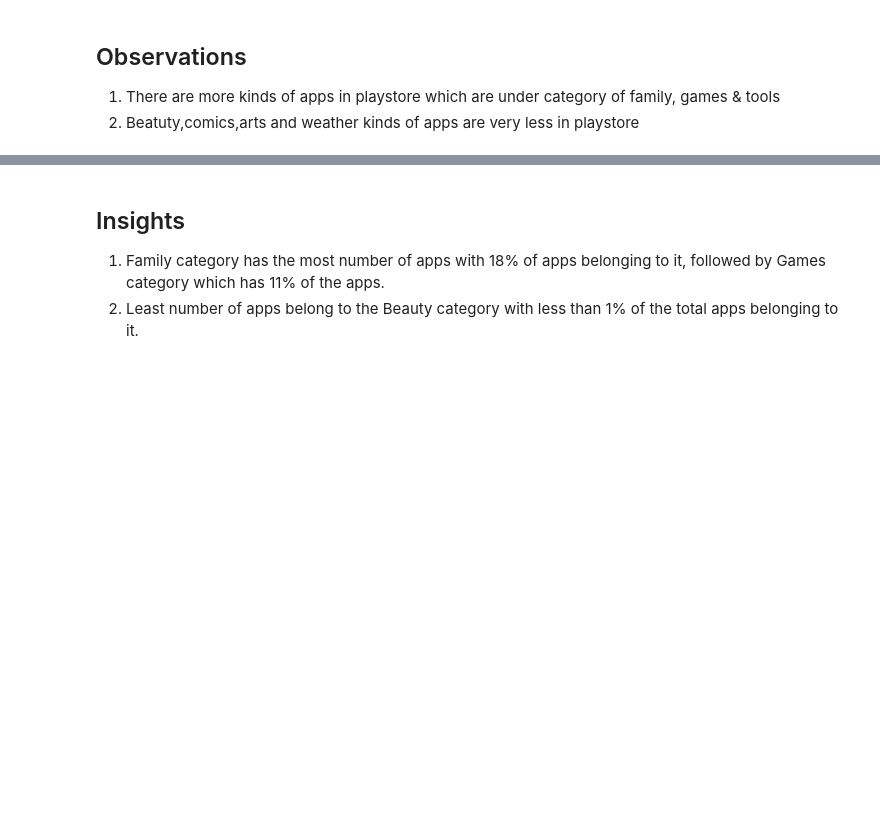
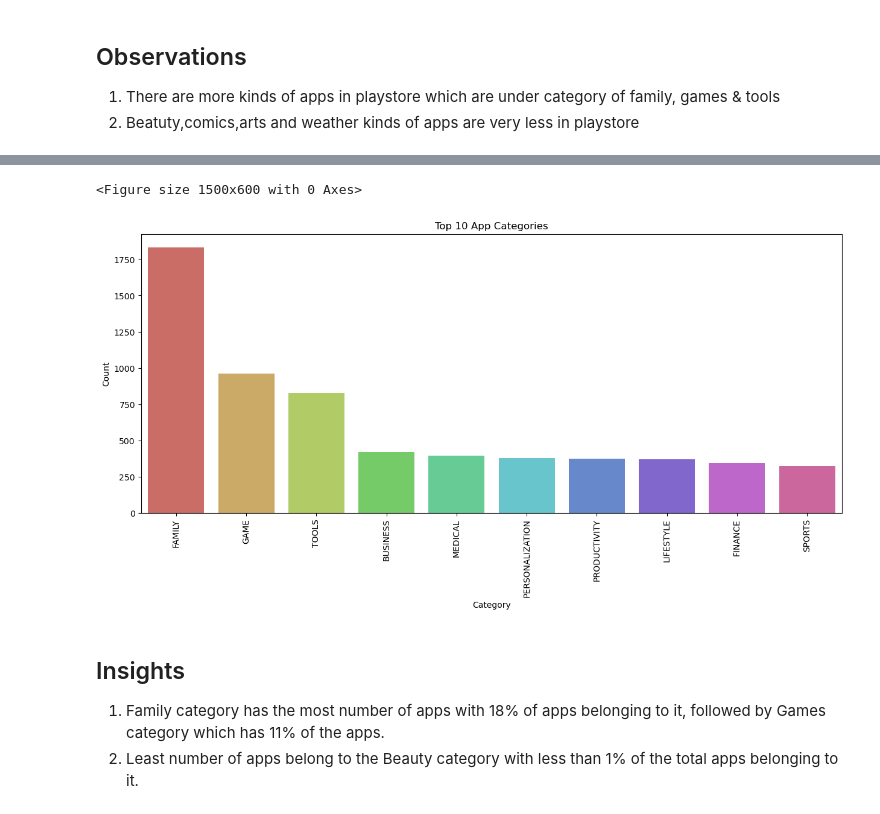
Before and after one commit to Milind1234/DS_ML_DL_NLP, a Jupyter notebook: 03_EDA_(Exploratory_Data_Analysis)/03_EDA_FE_Google_Playstore.ipynb, the cells around one changed output, grey strips where cells are left out. Cells and saved outputs as stored; diff of their text form; code cells hidden in the pictures; blank space fills up the shorter version.

```diff
--- a/03_EDA_(Exploratory_Data_Analysis)/03_EDA_FE_Google_Playstore.ipynb
+++ b/03_EDA_(Exploratory_Data_Analysis)/03_EDA_FE_Google_Playstore.ipynb
@@ -439,10 +506,23 @@ category
 # %%
 ## top 10 app
 plt.figure(figsize=(15,6))
-sns.barplot(x=category.index[:10], y ='Count',data = category[:10],palette='hls')
-plt.title('Top 10 App categories')
+
+category_df = category.head(10).reset_index()
+category_df.columns = ['Category', 'Count']
+
+sns.barplot(
+    x='Category',
+    y='Count',
+    data=category_df,
+    palette='hls'
+)
+
+plt.title('Top 10 App Categories')
 plt.xticks(rotation=90)
 plt.show()
+# %% [output]
+<Figure size 1500x600 with 0 Axes>
+[figure, added]
 # %% [markdown]
 ## Insights
 1. Family category has the most number of apps with 18% of apps belonging to it, followed by Games category which has 11% of the apps.
```
Also changed, not shown: parts of 18 cells of this notebook.
